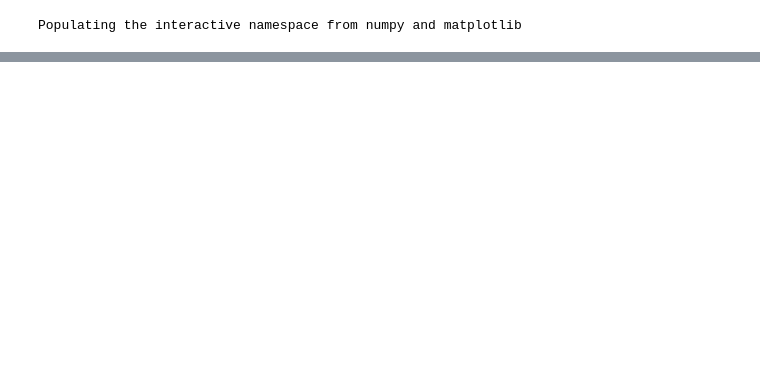
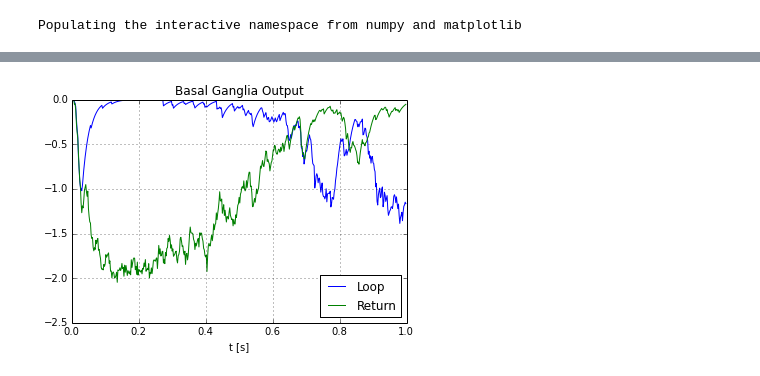
Before and after one commit to athuras/MentalMath, a Jupyter notebook: MentalMath.ipynb, the cells around one changed output, grey strips where cells are left out. Cells and saved outputs as stored; diff of their text form; code cells hidden in the pictures; blank space fills up the shorter version.

```diff
--- a/MentalMath.ipynb
+++ b/MentalMath.ipynb
@@ -119,0 +165,8 @@ model_sim.run(0.5)
+# %%
+plt.plot(model_sim.trange(), model_sim.data[sys_bg])
+plt.legend(["Loop", "Return"], loc='best')
+plt.title('Basal Ganglia Output')
+plt.xlabel("t [s]")
+plt.grid()
+# %% [output]
+[figure, added]
```
Also changed, not shown: parts of 28 cells of this notebook, 5 other files.
